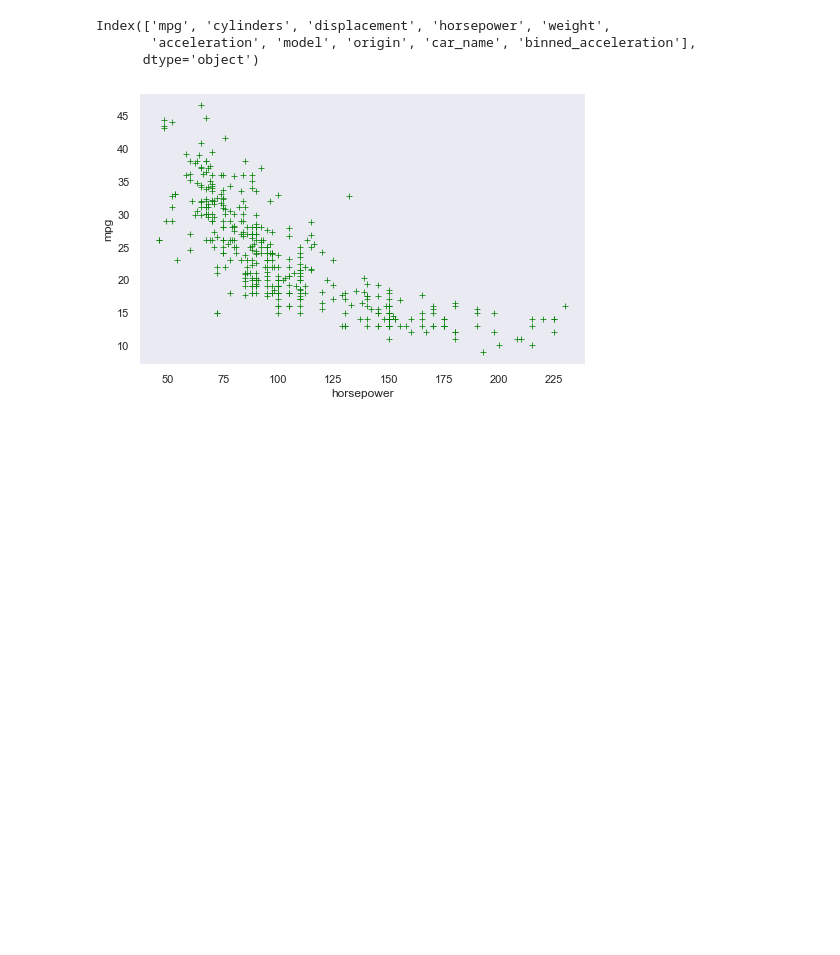
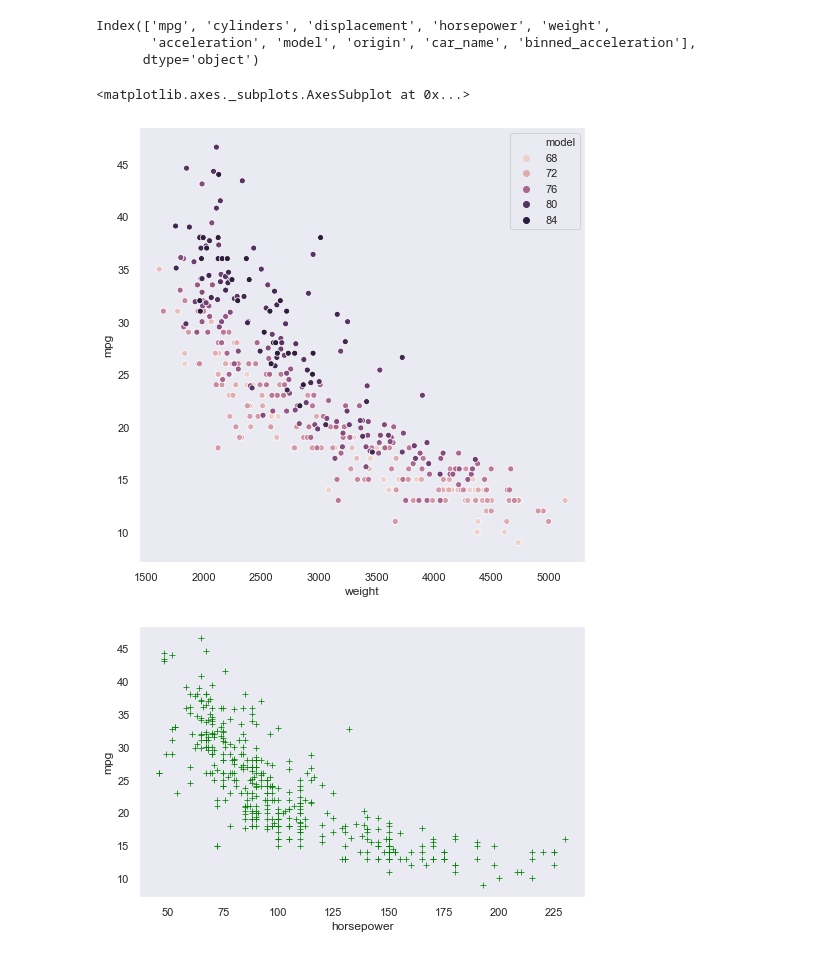
Before and after one commit to ljimenezb83/INTRO-TO-DATA-ANALYSIS, a Jupyter notebook: cars.ipynb, the cells around one changed output. Cells and saved outputs as stored; diff of their text form; code cells hidden in the pictures; blank space fills up the shorter version.

Commit message:
added plots

```diff
--- a/cars.ipynb
+++ b/cars.ipynb
@@ -364,6 +365,13 @@ cars.columns
 Index(['mpg', 'cylinders', 'displacement', 'horsepower', 'weight',
        'acceleration', 'model', 'origin', 'car_name', 'binned_acceleration'],
       dtype='object')
+# %%
+ax = sns.scatterplot(x='weight',y='mpg',data = cars, hue = "model" )
+sns.set_style('white')
+ax
+# %% [output]
+<matplotlib.axes._subplots.AxesSubplot at 0x...>
+[figure, added]
 # %%
 
 sns.set(rc={'figure.figsize': (8, 5)})
```
Also changed, not shown: parts of 1 cell of this notebook.
